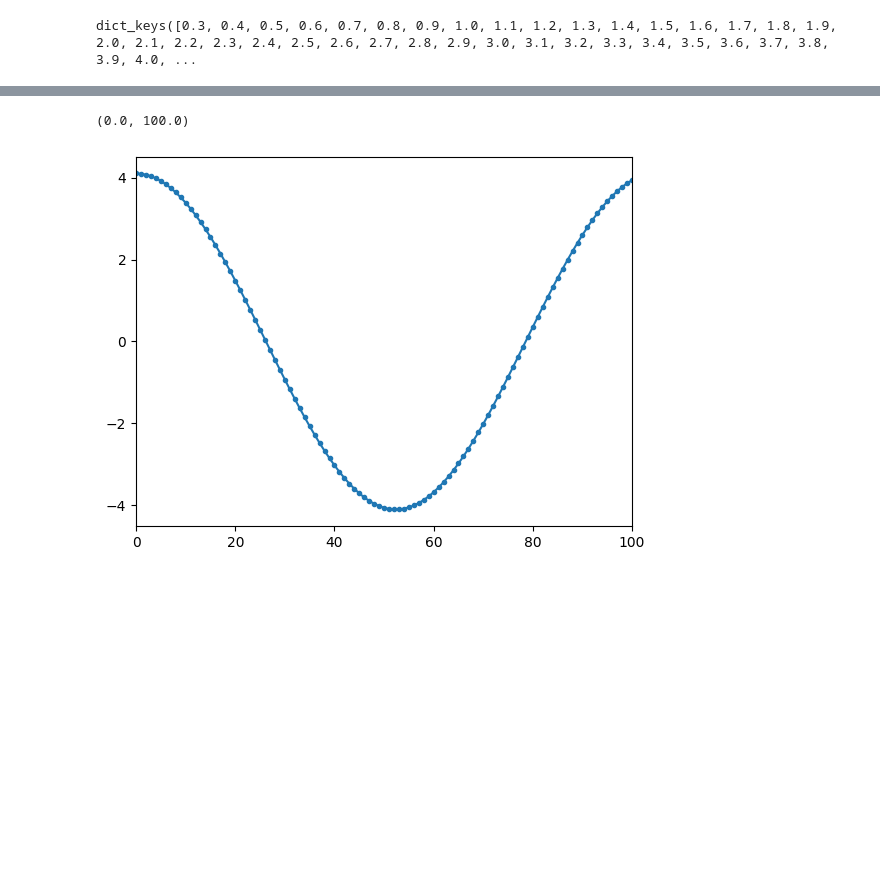
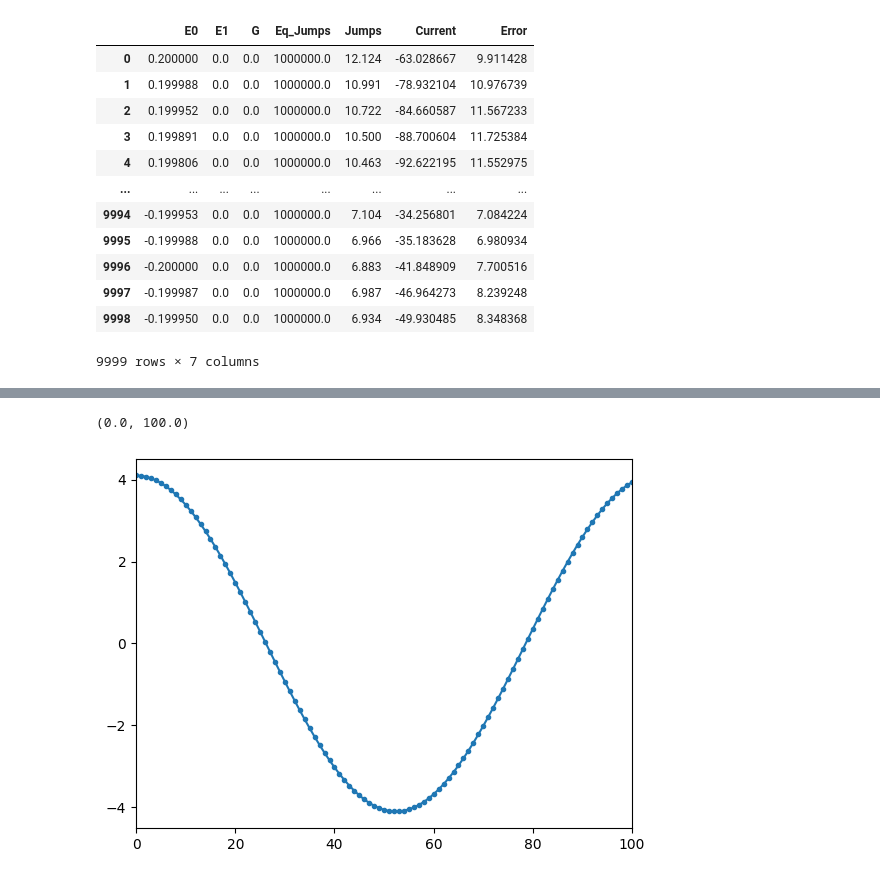
Before and after one commit to JonasMnsing/NanoNets, a Jupyter notebook: scripts/2_funding_period/WP2/cos_input/cos_input.ipynb, the cells around one changed output, grey strips where cells are left out. Saved outputs shown, nothing was run; the diff lists cells and outputs as text; code cells hidden in the pictures; blank space fills up the shorter version.

```diff
--- a/scripts/2_funding_period/WP2/cos_input/cos_input.ipynb
+++ b/scripts/2_funding_period/WP2/cos_input/cos_input.ipynb
@@ -26,7 +26,19 @@ def plot_freq(f, ax, min_y, max_y, N_f=5):
     return ax
 # %%
 dic = {f : pd.read_csv(f"uniform/data/Nx=7_Ny=7_Nz=1_Ne=2_{f}.csv") for f in np.round(np.arange(0.3,6,0.1),2)}
-# %%
-dic.keys()
-# %% [output]
-dict_keys([0.3, 0.4, 0.5, 0.6, 0.7, 0.8, 0.9, 1.0, 1.1, 1.2, 1.3, 1.4, 1.5, 1.6, 1.7, 1.8, 1.9, 2.0, 2.1, 2.2, 2.3, 2.4, 2.5, 2.6, 2.7, 2.8, 2.9, 3.0, 3.1, 3.2, 3.3, 3.4, 3.5, 3.6, 3.7, 3.8, 3.9, 4.0, ...
+# %%
+dic[1.1]
+# %% [output]
+|  | E0 | E1 | G | Eq_Jumps | Jumps | Current | Error |
+| 0 | 0.200000 | 0.0 | 0.0 | 1000000.0 | 12.124 | -63.028667 | 9.911428 |
+| 1 | 0.199988 | 0.0 | 0.0 | 1000000.0 | 10.991 | -78.932104 | 10.976739 |
+| 2 | 0.199952 | 0.0 | 0.0 | 1000000.0 | 10.722 | -84.660587 | 11.567233 |
+| 3 | 0.199891 | 0.0 | 0.0 | 1000000.0 | 10.500 | -88.700604 | 11.725384 |
+| 4 | 0.199806 | 0.0 | 0.0 | 1000000.0 | 10.463 | -92.622195 | 11.552975 |
+| ... | ... | ... | ... | ... | ... | ... | ... |
+| 9994 | -0.199953 | 0.0 | 0.0 | 1000000.0 | 7.104 | -34.256801 | 7.084224 |
+| 9995 | -0.199988 | 0.0 | 0.0 | 1000000.0 | 6.966 | -35.183628 | 6.980934 |
+| 9996 | -0.200000 | 0.0 | 0.0 | 1000000.0 | 6.883 | -41.848909 | 7.700516 |
+| 9997 | -0.199987 | 0.0 | 0.0 | 1000000.0 | 6.987 | -46.964273 | 8.239248 |
+| 9998 | -0.199950 | 0.0 | 0.0 | 1000000.0 | 6.934 | -49.930485 | 8.348368 |
+9999 rows × 7 columns
```
Also changed, not shown: parts of 1 cell of this notebook.
